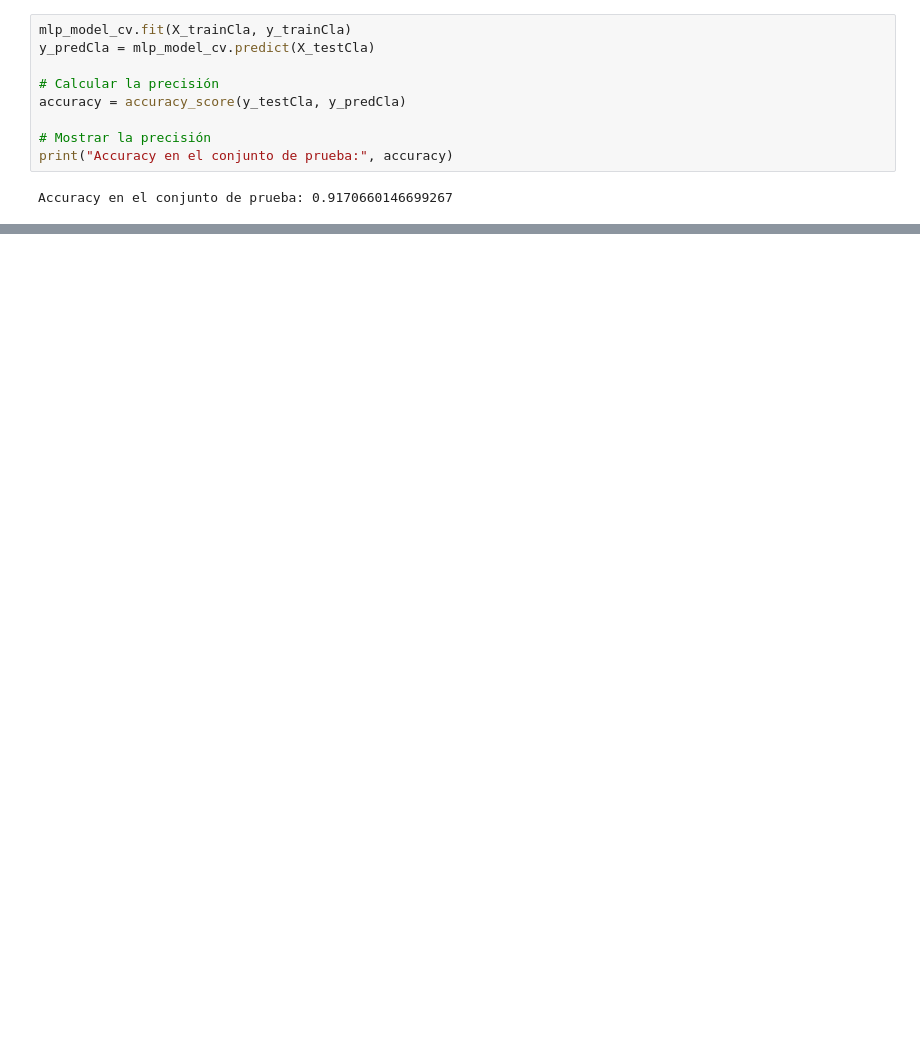
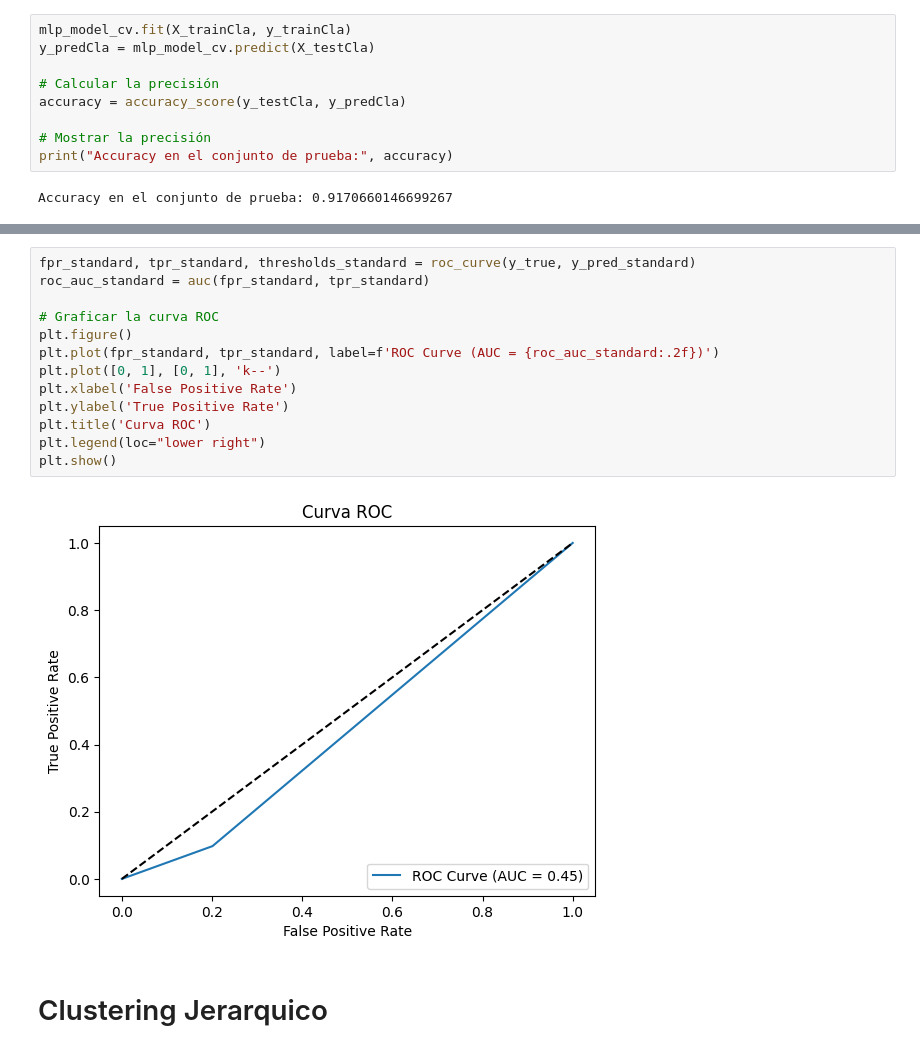
Before and after one commit to GodDoesNotPlayDice/ET-ML, a Jupyter notebook: ET1.ipynb, the cells around one changed output, grey strips where cells are left out. Cells and saved outputs as stored; diff of their text form; blank space fills up the shorter version.

```diff
--- a/ET1.ipynb
+++ b/ET1.ipynb
@@ -1519,0 +1831,17 @@ Accuracy en el conjunto de prueba: 0.9170660146699267
+# %%
+fpr_standard, tpr_standard, thresholds_standard = roc_curve(y_true, y_pred_standard)
+roc_auc_standard = auc(fpr_standard, tpr_standard)
+
+# Graficar la curva ROC
+plt.figure()
+plt.plot(fpr_standard, tpr_standard, label=f'ROC Curve (AUC = {roc_auc_standard:.2f})')
+plt.plot([0, 1], [0, 1], 'k--')
+plt.xlabel('False Positive Rate')
+plt.ylabel('True Positive Rate')
+plt.title('Curva ROC')
+plt.legend(loc="lower right")
+plt.show()
+# %% [output]
+[figure, added]
+# %% [markdown]
+# Clustering Jerarquico
```
Also changed, not shown: parts of 79 cells of this notebook.
